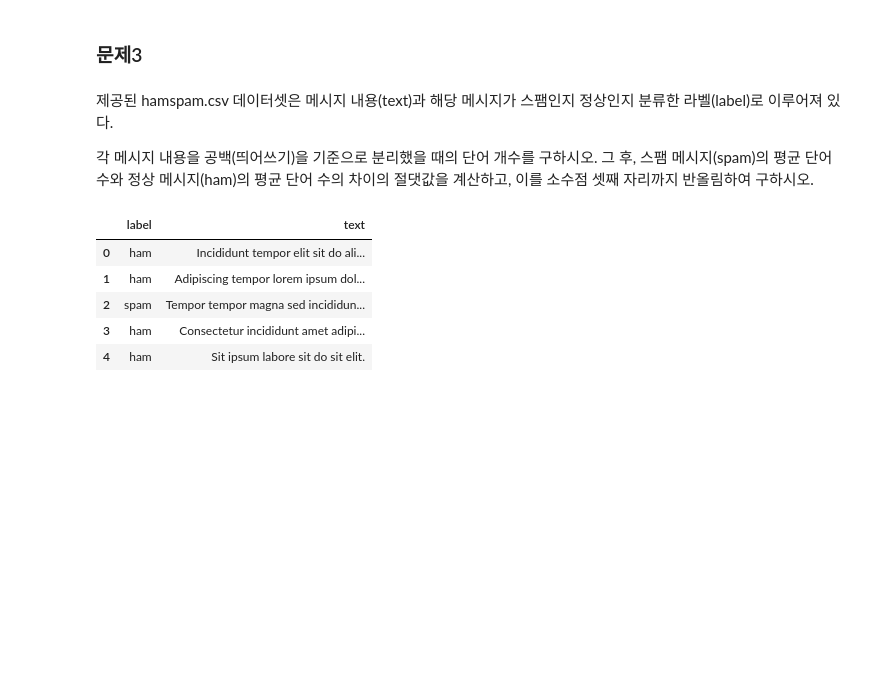
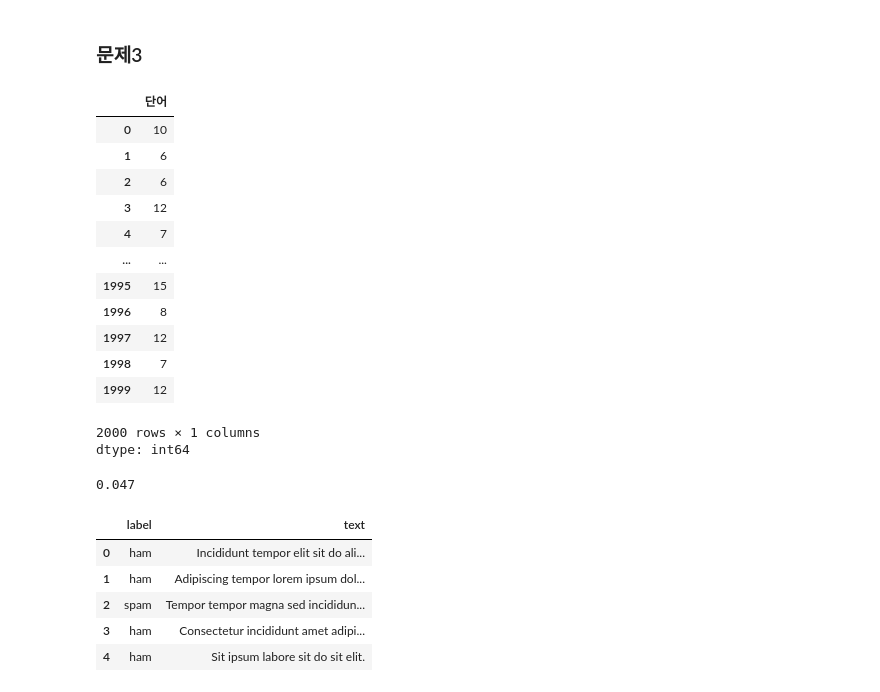
Before and after one commit to sohyun23/Big-Data-Analysis-, a Jupyter notebook: part4/ch10/p10_type1.ipynb, the cells around one changed output. Drawn from its saved outputs; the diff is of its cells as text; code cells hidden in the pictures; blank space fills up the shorter version.

```diff
--- a/part4/ch10/p10_type1.ipynb
+++ b/part4/ch10/p10_type1.ipynb
@@ -101,5 +126,5 @@ df.head()
 | 3 | 2025.12.07 06:45 | tea | BlackTea | 7807 |
 | 4 | 2024.04.10 00:40 | dessert | Cookie | 7964 |
 # %%
-df['order_date'] = pd.to_datetime(df['order_date'])
-df.info()
+df["order_date"] = pd.to_datetime(df["order_date"])
+df['year_month'] = df['order_date'].dt.to_preiod('M')
@@ -118,4 +130,0 @@ memory usage: 31.4+ KB
-# %%
-df['year'] = df['order_date'].dt.year
-df['month'] = df['order_date'].dt.month
-df['day'] = df['order_date'].dt.day
@@ -165,11 +169,35 @@ print(cate.max())
 104660
 # %% [markdown]
 ### 문제3
-# %% [markdown]
-제공된 hamspam.csv 데이터셋은 메시지 내용(text)과 해당 메시지가 스팸인지 정상인지 분류한 라벨(label)로 이루어져 있다.
-
-각 메시지 내용을 공백(띄어쓰기)을 기준으로 분리했을 때의 단어 개수를 구하시오.
-그 후, 스팸 메시지(spam)의 평균 단어 수와 정상 메시지(ham)의 평균 단어 수의 차이의 절댓값을 계산하고, 이를 소수점 셋째 자리까지 반올림하여 구하시오.
+# %%
+df["단어"] = df["text"].str.split()
+df["단어수"] = df["단어"].str.len()
+df["단어"].str.len()
+# %% [output]
+|  | 단어 |
+| 0 | 10 |
+| 1 | 6 |
+| 2 | 6 |
+| 3 | 12 |
+| 4 | 7 |
+| ... | ... |
+| 1995 | 15 |
+| 1996 | 8 |
+| 1997 | 12 |
+| 1998 | 7 |
+| 1999 | 12 |
+2000 rows × 1 columns
+dtype: int64
+# %%
+df['list'] = df['text'].str.split(" ").to_list()
+df['cnt'] = df['list'].apply(lambda x: len(x))
+df.head()
+ham_cnt = df[df['label'] == 'ham']['cnt'].mean()
+spam_cnt = df[df['label'] == 'spam']['cnt'].mean()
+
+print(round(abs(ham_cnt - spam_cnt),3))
+# %% [output]
+0.047
 # %%
 import pandas as pd
 df = pd.read_csv("https://raw.githubusercontent.com/lovedlim/bae-v3/main/part4/ch10/hamspam.csv")
```
Also changed, not shown: parts of 13 cells of this notebook.
